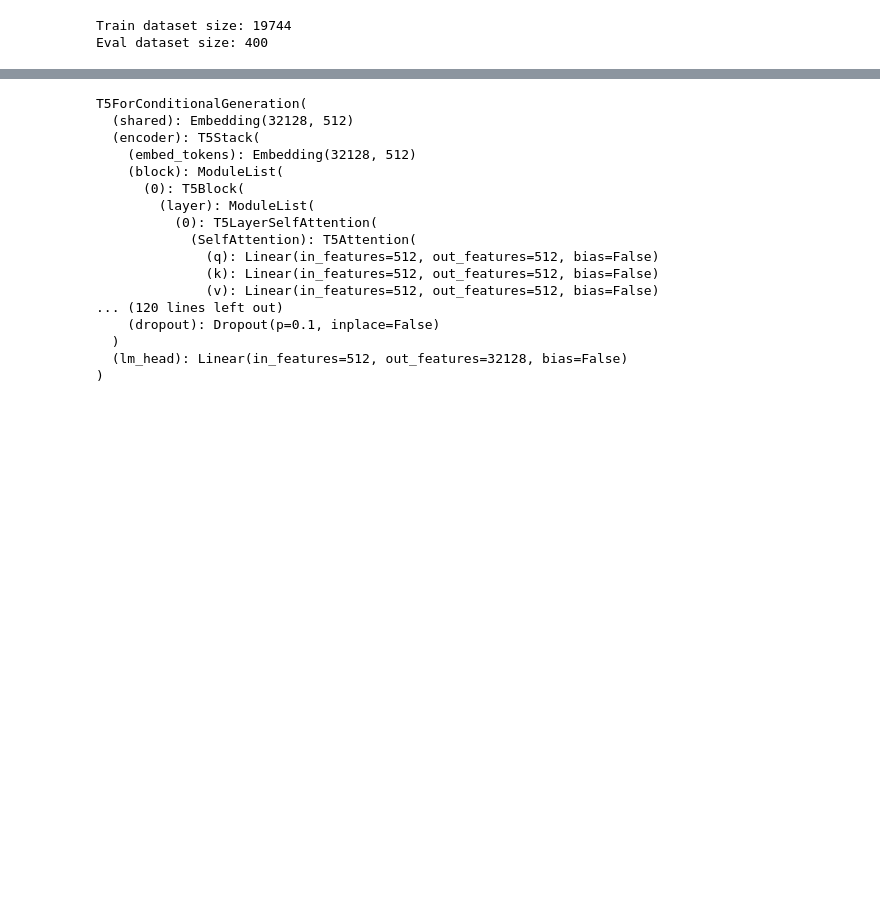
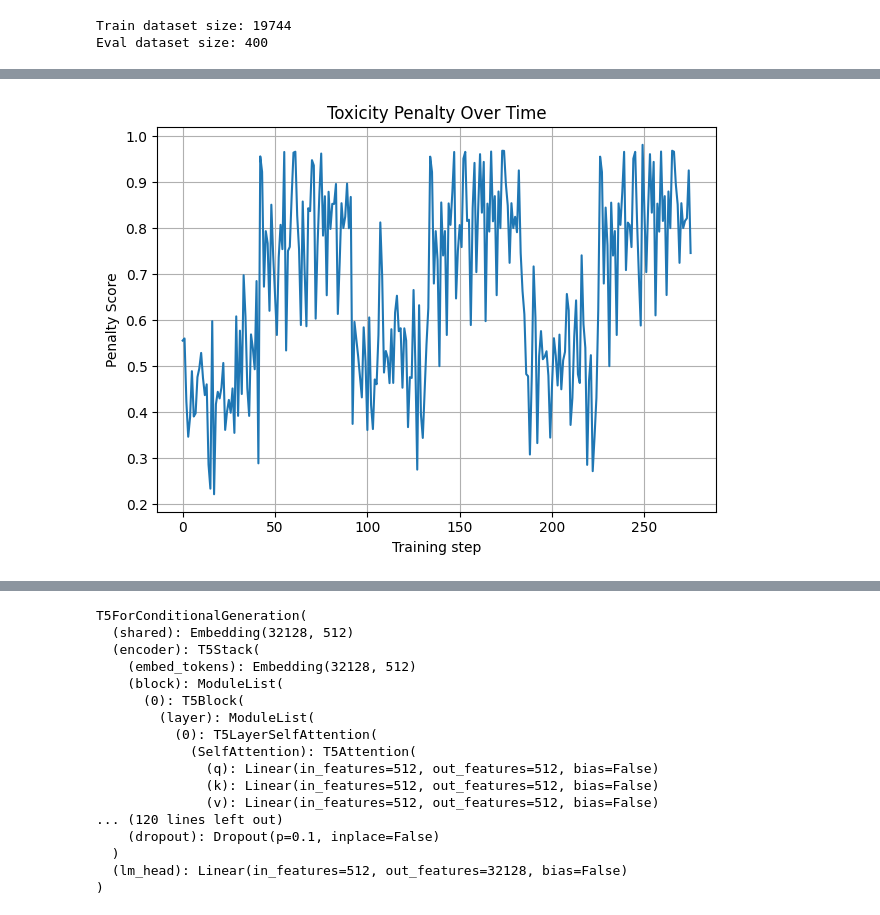
Before and after one commit to mariathurn/LP-Project, a Jupyter notebook: Maria_code/ModelRefined.ipynb, the cells around one changed output, grey strips where cells are left out. Cells and saved outputs as stored; diff of their text form; code cells hidden in the pictures; blank space fills up the shorter version.

```diff
--- a/Maria_code/ModelRefined.ipynb
+++ b/Maria_code/ModelRefined.ipynb
@@ -257,0 +469,23 @@ trainer.train()
+# %%
+import matplotlib.pyplot as plt
+import json
+
+# Save logs to JSON
+with open("trainer_log.json", "w", encoding="utf-8") as f:
+    json.dump(trainer.state.log_history, f, indent=2)
+
+# ✅ Now read logs back from file
+with open("trainer_log.json", "r", encoding="utf-8") as f:
+    logs = json.load(f)
+
+# Extract and plot penalty scores
+penalties = [log["penalty_score"] for log in logs if "penalty_score" in log]
+plt.plot(penalties)
+plt.xlabel("Training step")
+plt.ylabel("Penalty Score")
+plt.title("Toxicity Penalty Over Time")
+plt.grid(True)
+plt.tight_layout()
+plt.show()
+# %% [output]
+[figure, added]
```
Also changed, not shown: parts of 7 cells of this notebook, 7 other files.
